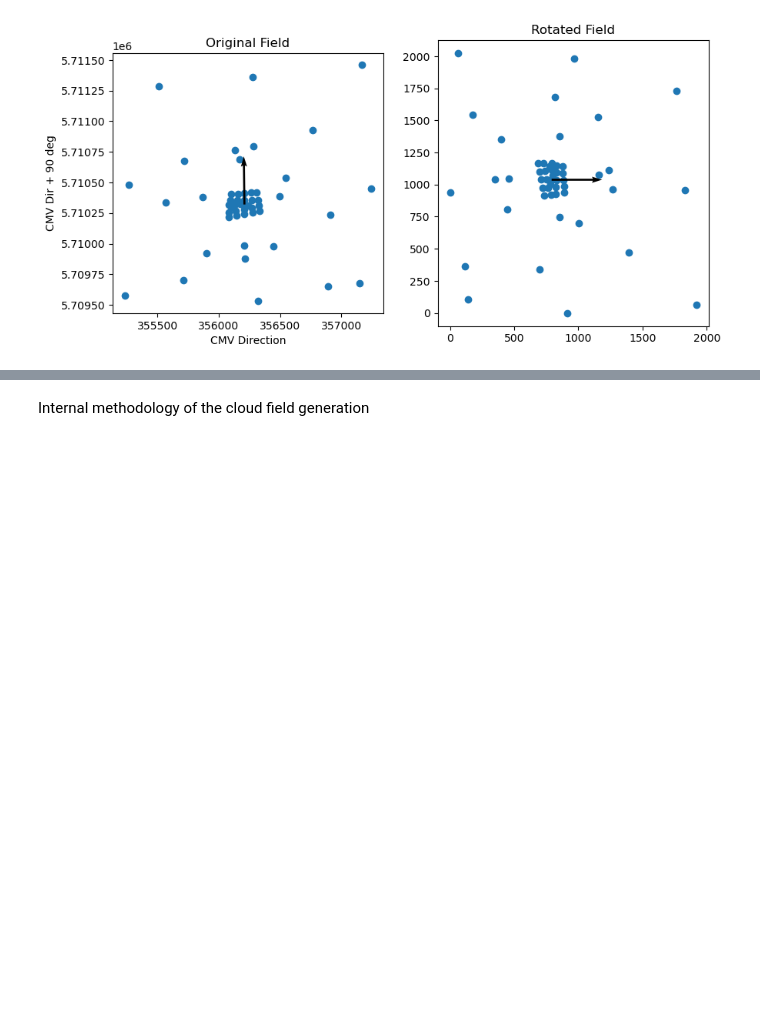
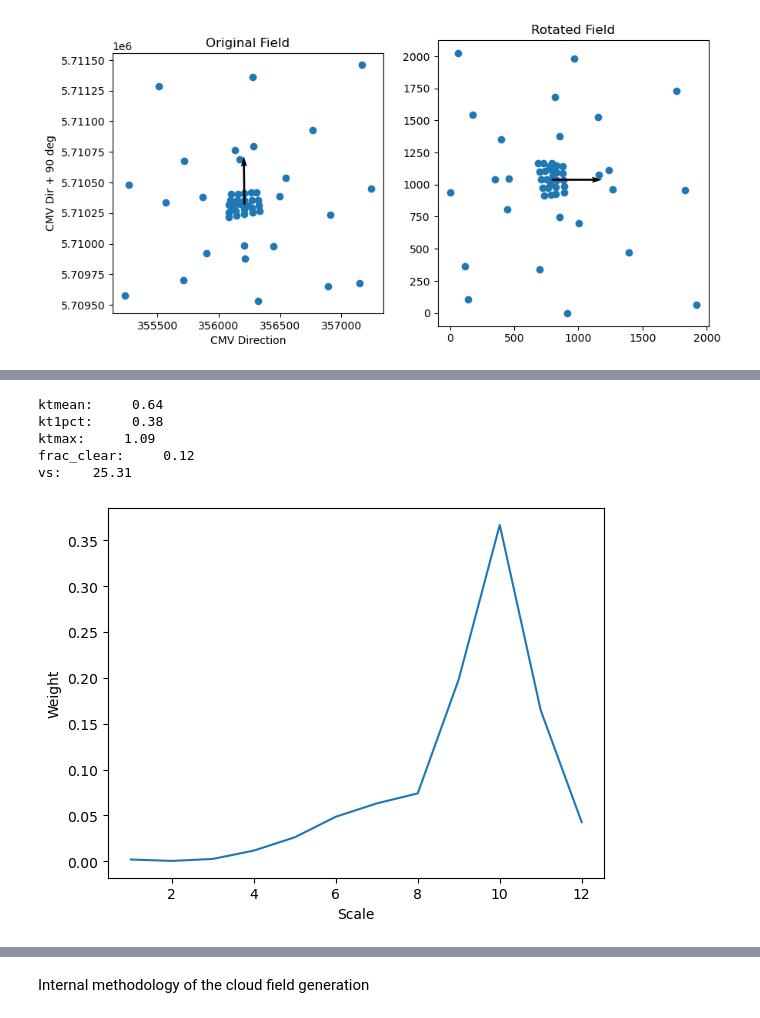
Before and after one commit to jranalli/solarspatialtools, a Jupyter notebook: demos/synthetic_clouds_demo.ipynb, the cells around one changed output, grey strips where cells are left out. Drawn from its saved outputs; the diff is of its cells as text; code cells hidden in the pictures; blank space fills up the shorter version.

```diff
--- a/demos/synthetic_clouds_demo.ipynb
+++ b/demos/synthetic_clouds_demo.ipynb
@@ -14,16 +23,15 @@ Load sample timeseries data and convert it to clear sky index
 # %%
-# #### Load Timeseries Data
-
 datafn = "data/hope_melpitz_1s.h5"
 twin = pd.date_range('2013-09-08 9:15:00', '2013-09-08 10:15:00', freq='1s', tz='UTC')
 data = pd.read_hdf(datafn, mode="r", key="data")
-data_i = data[40]
 
-# Get the time series for a single sensor and convert it to a clear sky index.
-# Record some statistics about it.
+# Load the sensor positions
 pos = pd.read_hdf(datafn, mode="r", key="latlon")
+pos_utm = pd.read_hdf(datafn, mode="r", key="utm")
+
+# Compute clearsky ghi and clearsky index
 loc = pvlib.location.Location(np.mean(pos['lat']), np.mean(pos['lon']))
-cs_ghi = loc.get_clearsky(data_i.index, model='simplified_solis')['ghi']
-cs_ghi = 1000/max(cs_ghi) * cs_ghi  # Rescale (possible scaling on
-kt = pvlib.irradiance.clearsky_index(data_i, cs_ghi, 2)
+cs_ghi = loc.get_clearsky(data.index, model='simplified_solis')['ghi']
+cs_ghi = 1000/max(cs_ghi) * cs_ghi # Normalize to 1000 W/m^2
+kt = irradiance.clearsky_index(data, cs_ghi, 2)
 # %% [markdown]
@@ -69,3 +79,21 @@ Get statistics on the timeseries that will be used to scale the synthetic timese
 # %%
-ktmean, kt1pct, ktmax, frac_clear, vs, weights, scales = get_timeseries_stats(kt, plot=False)
+ktmean, kt1pct, ktmax, frac_clear, vs, weights, scales = get_timeseries_stats(kt[40], plot=False)
+print(f"ktmean: {ktmean:8.2f}")
+print(f"kt1pct: {kt1pct:8.2f}")
+print(f"ktmax: {ktmax:8.2f}")
+print(f"frac_clear: {frac_clear:8.2f}")
+print(f"vs: {vs:8.2f}")
+
+# Plot the wavelet scales
+plt.plot(scales, weights)
+plt.xlabel('Scale')
+plt.ylabel('Weight')
+plt.show()
+# %% [output]
+ktmean:     0.64
+kt1pct:     0.38
+ktmax:     1.09
+frac_clear:     0.12
+vs:    25.31
+[figure, added]
 # %% [markdown]
```
Also changed, not shown: parts of 13 cells of this notebook, 1 other file.
